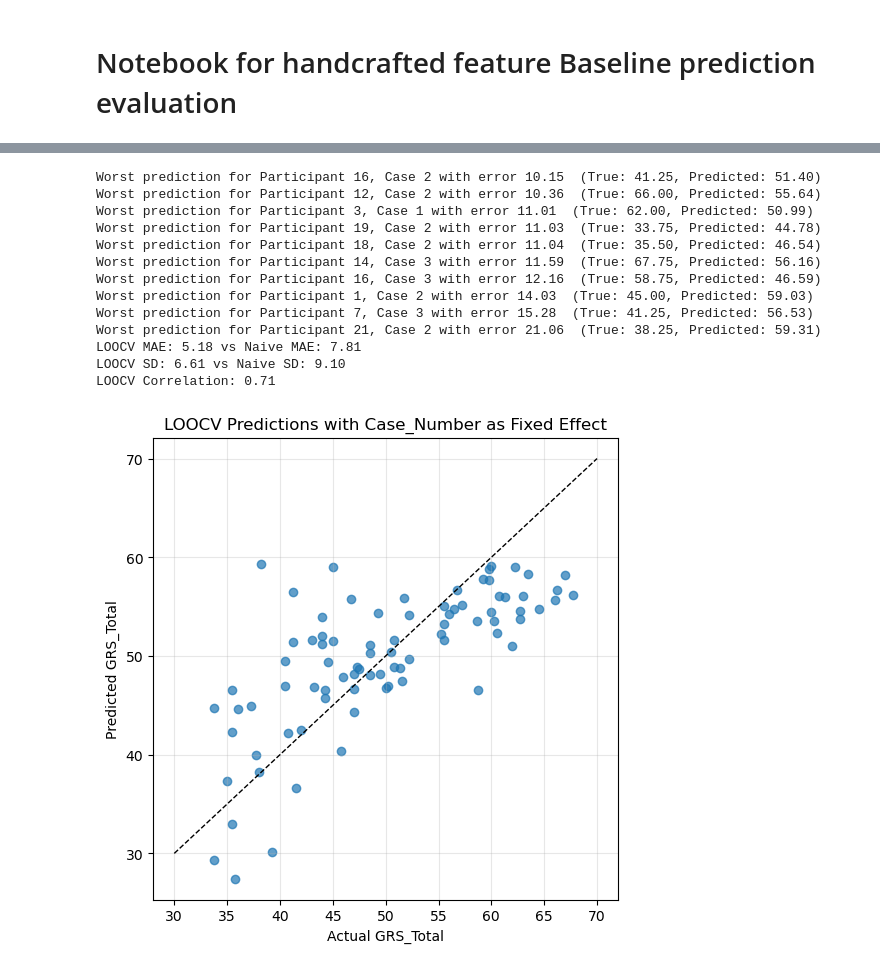
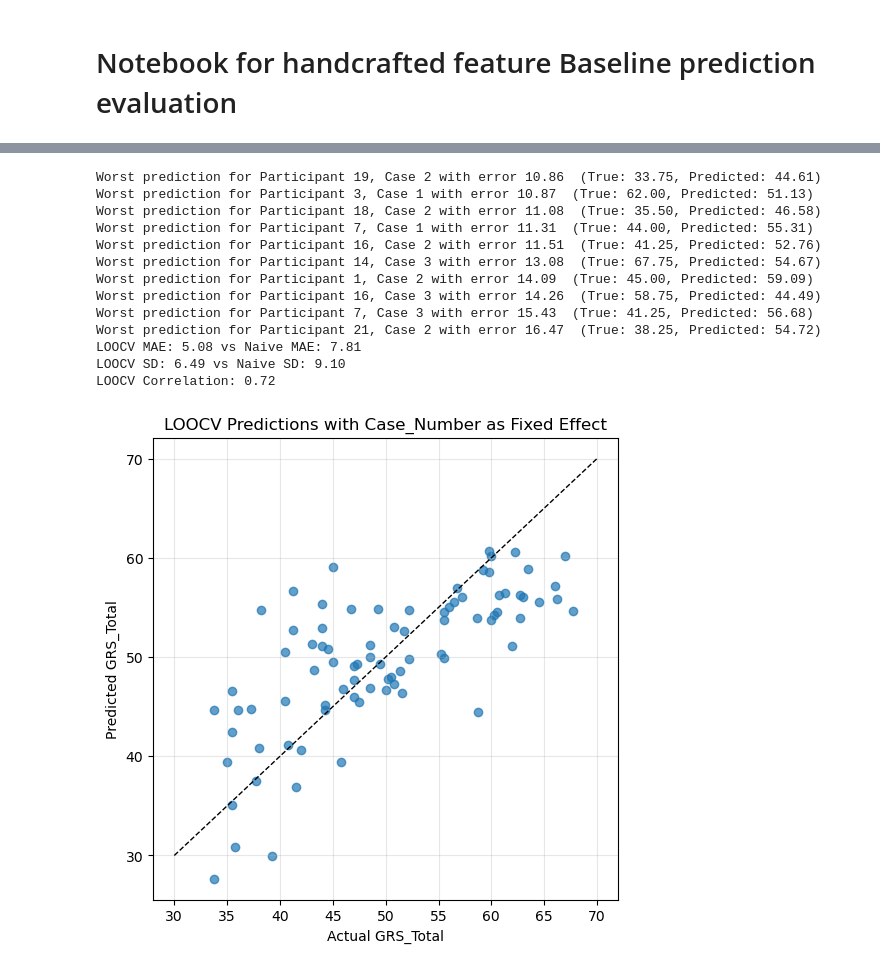
Before and after one commit to FinnWeikert/master-project, a Jupyter notebook: notebooks/handcrafted_baseline.ipynb, the cells around one changed output, grey strips where cells are left out. Drawn from its saved outputs; the diff is of its cells as text; code cells hidden in the pictures.

```diff
--- a/notebooks/handcrafted_baseline.ipynb
+++ b/notebooks/handcrafted_baseline.ipynb
@@ -17,3 +17,9 @@ df_metrics, correlations = analyze_metrics_vs_grs(
     correlation="spearman",
     end = "10fps_processed.pkl"
 )
+# %%
+df_metrics['interaction_Right'] = df_metrics['total_path_Right'] * df_metrics['total_duration_Right'] * df_metrics['mean_disp_Right']
+df_metrics['interaction_Left'] = df_metrics['total_path_Left'] * df_metrics['total_duration_Left'] * df_metrics['mean_disp_Left']
+
+df_metrics.drop(['intermittency_ratio_Right', 'intermittency_ratio_Left'], axis=1, inplace=True)
+#df[['mult','total_path_Right' ,'mean_disp_Right', 'total_duration_Right', 'QRS_Overal']].describe()
@@ -85,7 +107,8 @@ import matplotlib.pyplot as plt
 
 # --- Step 1: Prepare metrics ---
 metrics = [col for col in df_metrics.columns if 'Right' in col]# or 'left' in col]
-metrics = ["total_path_Right", "total_duration_Right", "num_reversals_Right", "mean_abs_angle_change_Right"]
+metrics = ["adjusted_total_path_Right", "total_duration_Right", "adjusted_num_reversals_Right", "mean_abs_angle_change_Right"]
+#metrics = cols
 #metrics.extend(['interhand_dist_change_rms'])
 
 # Standardize metrics
@@ -100,10 +123,10 @@ df_metrics_scaled = pd.concat([df_metrics[['Participant Number', 'GRS_Total', 'Q
 #metrics.remove('tracking_fraction_right')
 #metrics.append('adjusted_total_path_right')
 # --- Step 2: Compute PCA components ---
-pca = PCA(n_components=3)
+pca = PCA(n_components=4)
 X_pcs = pca.fit_transform(df_metrics_scaled[metrics])
 
-for i in range(3):
+for i in range(4):
     df_metrics_scaled[f'PC{i+1}'] = X_pcs[:, i]
 
 # --- Step 3: LOOCV setup ---
@@ -148,44 +171,44 @@ errors = np.abs(y_true - y_pred)
 worst_indices = np.argsort(errors)[-10:]
 worst_participants = df_metrics_scaled.iloc[worst_indices][['Participant Number', 'Case_Number']]
 for worst_idx in worst_indices:
     print(f"Worst prediction for Participant {worst_participants.loc[worst_idx, 'Participant Number']}, Case {worst_participants.loc[worst_idx, 'Case_Number']} with error {errors[worst_idx]:.2f}",
           f" (True: {y_true[worst_idx]:.2f}, Predicted: {y_pred[worst_idx]:.2f})")
 
 # Naive mean predictor but per case number
 mean_pred_case_1 = np.mean(df_metrics_scaled[df_metrics_scaled['Case_Number'] == 1]['QRS_Overal'])
 mean_pred_case_2 = np.mean(df_metrics_scaled[df_metrics_scaled['Case_Number'] == 2]['QRS_Overal'])
 mean_pred_case_3 = np.mean(df_metrics_scaled[df_metrics_scaled['Case_Number'] == 3]['QRS_Overal'])
 
 mean_case_preds = [mean_pred_case_1, mean_pred_case_2, mean_pred_case_3]
 naive_case_preds = [mean_case_preds[cn-1] for cn in case_number]
 naive_mae = np.mean(np.abs(y_true - naive_case_preds))
 naive_sd = np.std(np.array(naive_case_preds) - y_true)
 
 print(f"LOOCV MAE: {mae:.2f} vs Naive MAE: {naive_mae:.2f}")
 print(f"LOOCV SD: {sd:.2f} vs Naive SD: {naive_sd:.2f}")
 print(f"LOOCV Correlation: {corr:.2f}")
 
 # --- Step 6: Visualization ---
 plt.figure(figsize=(6, 6))
 plt.scatter(y_true, y_pred, alpha=0.7)
 plt.plot([30, 70], [30, 70], 'k--', lw=1)
 plt.xlabel("Actual GRS_Total")
 plt.ylabel("Predicted GRS_Total")
 plt.title("LOOCV Predictions with Case_Number as Fixed Effect")
 plt.grid(True, alpha=0.3)
 plt.show()
 # %% [output]
-Worst prediction for Participant 16, Case 2 with error 10.15  (True: 41.25, Predicted: 51.40)
-Worst prediction for Participant 12, Case 2 with error 10.36  (True: 66.00, Predicted: 55.64)
-Worst prediction for Participant 3, Case 1 with error 11.01  (True: 62.00, Predicted: 50.99)
-Worst prediction for Participant 19, Case 2 with error 11.03  (True: 33.75, Predicted: 44.78)
-Worst prediction for Participant 18, Case 2 with error 11.04  (True: 35.50, Predicted: 46.54)
-Worst prediction for Participant 14, Case 3 with error 11.59  (True: 67.75, Predicted: 56.16)
-Worst prediction for Participant 16, Case 3 with error 12.16  (True: 58.75, Predicted: 46.59)
-Worst prediction for Participant 1, Case 2 with error 14.03  (True: 45.00, Predicted: 59.03)
-Worst prediction for Participant 7, Case 3 with error 15.28  (True: 41.25, Predicted: 56.53)
-Worst prediction for Participant 21, Case 2 with error 21.06  (True: 38.25, Predicted: 59.31)
-LOOCV MAE: 5.18 vs Naive MAE: 7.81
-LOOCV SD: 6.61 vs Naive SD: 9.10
-LOOCV Correlation: 0.71
+Worst prediction for Participant 19, Case 2 with error 10.86  (True: 33.75, Predicted: 44.61)
+Worst prediction for Participant 3, Case 1 with error 10.87  (True: 62.00, Predicted: 51.13)
+Worst prediction for Participant 18, Case 2 with error 11.08  (True: 35.50, Predicted: 46.58)
+Worst prediction for Participant 7, Case 1 with error 11.31  (True: 44.00, Predicted: 55.31)
+Worst prediction for Participant 16, Case 2 with error 11.51  (True: 41.25, Predicted: 52.76)
+Worst prediction for Participant 14, Case 3 with error 13.08  (True: 67.75, Predicted: 54.67)
+Worst prediction for Participant 1, Case 2 with error 14.09  (True: 45.00, Predicted: 59.09)
+Worst prediction for Participant 16, Case 3 with error 14.26  (True: 58.75, Predicted: 44.49)
+Worst prediction for Participant 7, Case 3 with error 15.43  (True: 41.25, Predicted: 56.68)
+Worst prediction for Participant 21, Case 2 with error 16.47  (True: 38.25, Predicted: 54.72)
+LOOCV MAE: 5.08 vs Naive MAE: 7.81
+LOOCV SD: 6.49 vs Naive SD: 9.10
+LOOCV Correlation: 0.72
-[figure, old version]
+[figure, new version]
```
Also changed, not shown: parts of 8 cells of this notebook, 23 other files.
